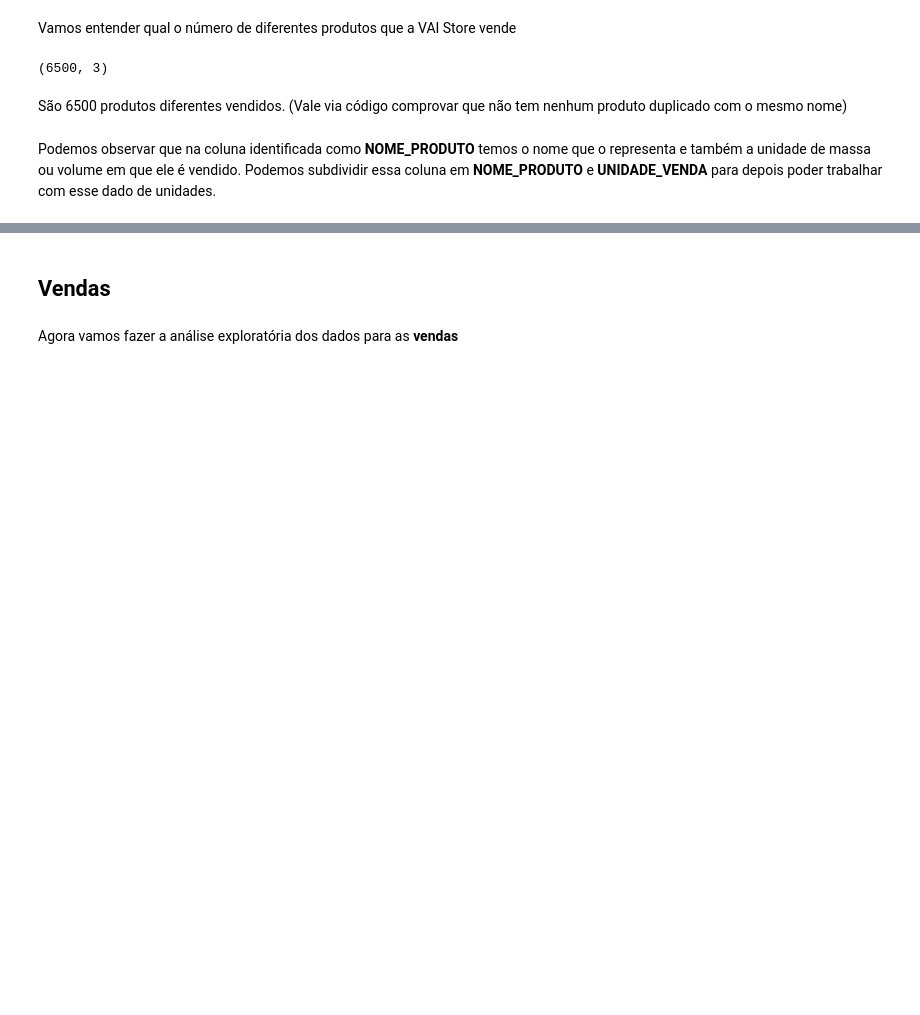
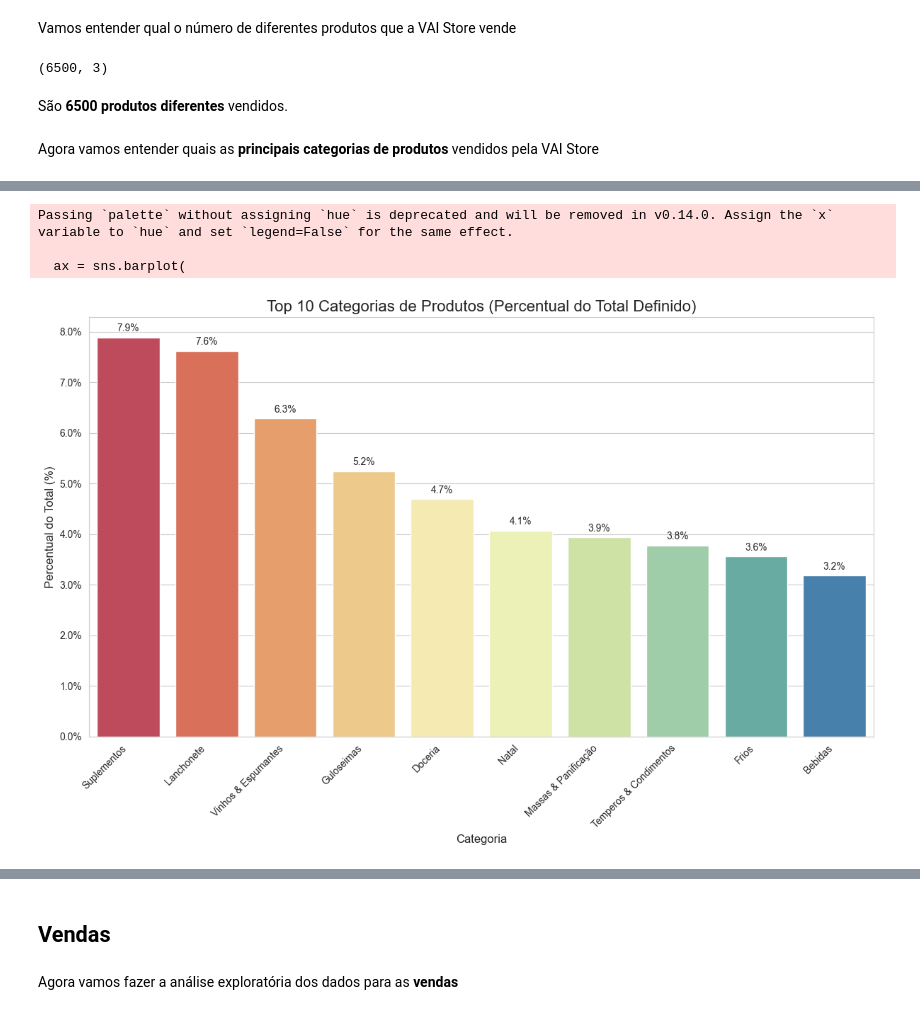
Before and after one commit to felipefsleal/Grupo6-ProjetoFinal, a Jupyter notebook: notebooks/01_eda.ipynb, the cells around one changed output, grey strips where cells are left out. Saved outputs shown, nothing was run; the diff lists cells and outputs as text; code cells hidden in the pictures; blank space fills up the shorter version.

Commit message:
Adiciona gráficos sobre produtos

```diff
--- a/notebooks/01_eda.ipynb
+++ b/notebooks/01_eda.ipynb
@@ -36,6 +38,75 @@ produtos.shape
 # %% [output]
 (6500, 3)
 # %% [markdown]
-São 6500 produtos diferentes vendidos. (Vale via código comprovar que não tem nenhum produto duplicado com o mesmo nome)
+São **6500 produtos diferentes** vendidos.
 # %% [markdown]
-Podemos observar que na coluna identificada como **NOME_PRODUTO** temos o nome que o representa e também a unidade de massa ou volume em que ele é vendido. Podemos subdividir essa coluna em **NOME_PRODUTO** e **UNIDADE_VENDA** para depois poder trabalhar com esse dado de unidades.
+Agora vamos entender quais as **principais categorias de produtos** vendidos pela VAI Store
+# %%
+#Configuração inicial
+sns.set_style("whitegrid")
+
+# Remover produtos que não possuem categoria (valores NaN)
+produtos_clean_categoria = produtos.dropna(subset=['CATEGORIA'])
+
+print(f"Total de produtos no catálogo: {len(produtos)}")
+print(f"Total de produtos com categoria definida: {len(produtos_clean_categoria)}")
+
+#Cálculo de Percentuais
+# 1. Contar a frequência de cada categoria e calcular o percentual (normalize=True)
+#    Isso usa o total de df_produtos_clean como denominador.
+# 2. Selecionar o Top 10
+top_10_cat = produtos_clean_categoria['CATEGORIA'].value_counts(normalize=True).head(10)
+
+# 3. Converter a Series para um DataFrame
+top_10_df = top_10_cat.reset_index()
+
+# 4. Renomear as colunas
+top_10_df.columns = ['CATEGORIA', 'PERCENTUAL']
+
+# 5. Converter o percentual de (0.0 a 1.0) para (0 a 100) para exibição
+top_10_df['PERCENTUAL'] = top_10_df['PERCENTUAL'] * 100
+
+print(top_10_df)
+
+#Geração do Gráfico
+# 1. Criar a figura (figsize(largura, altura))
+plt.figure(figsize=(12, 8))
+
+# 2. Criar o gráfico de barras
+#    Os dados já estão ordenados por 'value_counts'
+ax = sns.barplot(
+    data=top_10_df,
+    x='CATEGORIA',
+    y='PERCENTUAL',
+    palette='Spectral' # Paleta de cores
+)
+
+# 3. Adicionar títulos e rótulos
+ax.set_title('Top 10 Categorias de Produtos (Percentual do Total Definido)', fontsize=16)
+ax.set_xlabel('Categoria', fontsize=12)
+ax.set_ylabel('Percentual do Total (%)', fontsize=12)
+
+# 4. Formatar o eixo Y para exibir o símbolo de '%'
+#    Usamos FuncFormatter pois os dados já estão na escala 0-100
+ax.yaxis.set_major_formatter(ticker.FuncFormatter(lambda y, _: f'{y:.1f}%'))
+
+# 5. Adicionar os rótulos de dados (percentuais) acima das barras
+for p in ax.patches:
+    ax.annotate(f'{p.get_height():.1f}%',  # Formato do texto (1 casa decimal)
+                   (p.get_x() + p.get_width() / 2., p.get_height()), # Posição (x, y)
+                   ha = 'center', va = 'center', # Alinhamento
+                   xytext = (0, 9), # Deslocamento vertical de 9 pontos
+                   textcoords = 'offset points',
+                   fontsize=10)
+
+# 6. Rotacionar os rótulos do eixo X (categorias) para evitar sobreposição
+plt.xticks(rotation=45, ha='right')
+
+# 7. Ajustar o layout para garantir que os rótulos não sejam cortados
+plt.tight_layout()
+
+# 8. Salvar e exibir o gráfico
+plt.savefig('../graphics/top_10_categorias.png') # Salva a imagem
+plt.show() # Exibe no notebook
+plt.close() # Fecha a figura atual
+# %% [output]
@@ -41,0 +126,4 @@ Podemos observar que na coluna identificada como **NOME_PRODUTO** temos o nome q
+Passing `palette` without assigning `hue` is deprecated and will be removed in v0.14.0. Assign the `x` variable to `hue` and set `legend=False` for the same effect.
+
+  ax = sns.barplot(
+[figure, added]
```
Also changed, not shown: parts of 8 cells of this notebook, 1 other file.
